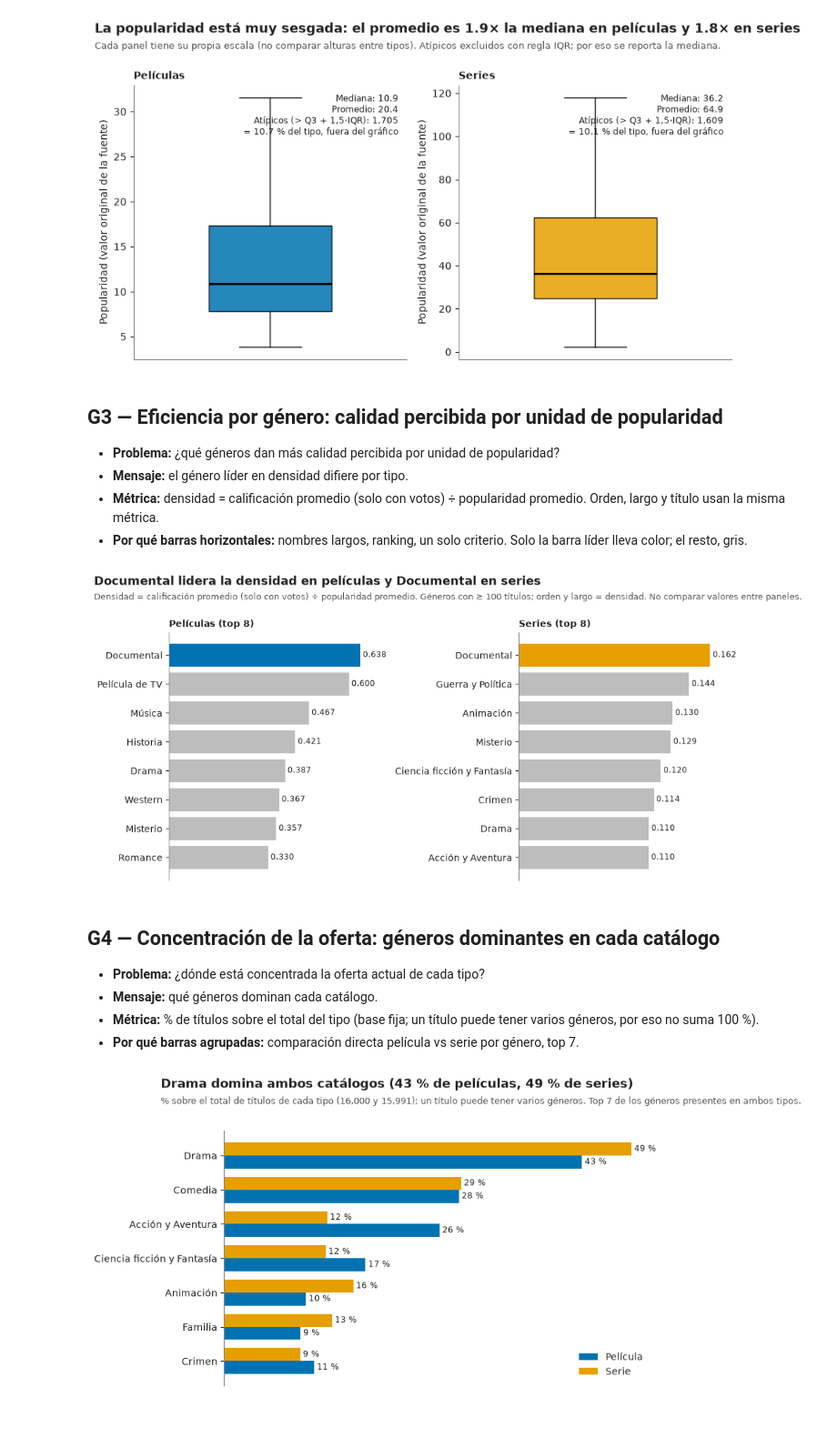
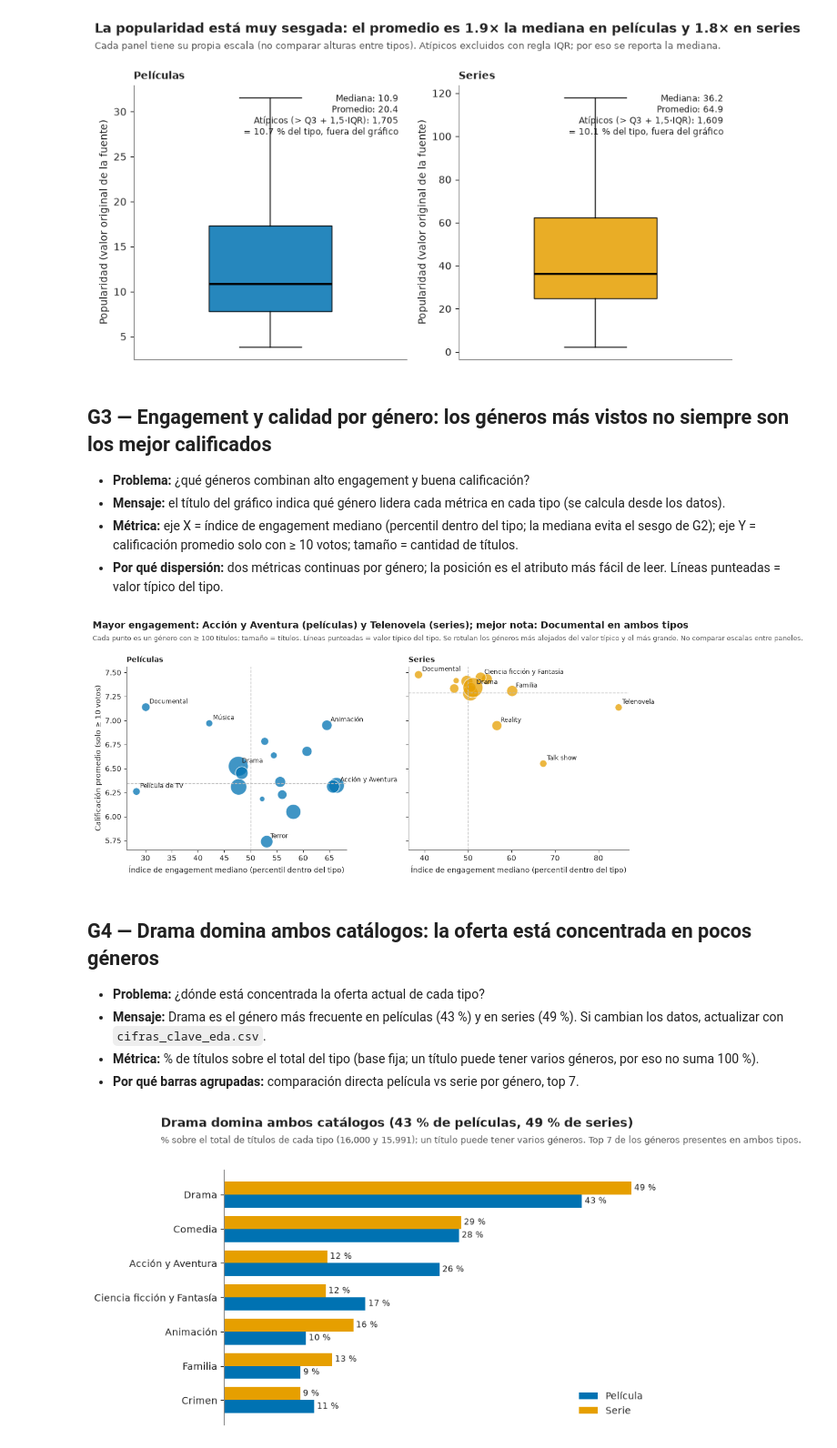
Before and after one commit to carlos31255/EV2_Visualizacion_Datos, a Jupyter notebook: notebooks/02_eda_visualizaciones.ipynb, the cells around one changed output. Shown at 91% size. Drawn from its saved outputs; the diff is of its cells as text; code cells hidden in the pictures; blank space fills up the shorter version.

```diff
--- a/notebooks/02_eda_visualizaciones.ipynb
+++ b/notebooks/02_eda_visualizaciones.ipynb
@@ -101,41 +101,50 @@ fig.tight_layout(); guardar(fig, "g2_popularidad_boxplot_iqr.png")
 # %% [output]
 [figure]
 # %% [markdown]
-## G3 — Eficiencia por género: calidad percibida por unidad de popularidad
-- **Problema:** ¿qué géneros dan más calidad percibida por unidad de popularidad?
-- **Mensaje:** el género líder en densidad difiere por tipo.
-- **Métrica:** densidad = calificación promedio (solo con votos) ÷ popularidad promedio. Orden, largo y título usan la misma métrica.
-- **Por qué barras horizontales:** nombres largos, ranking, un solo criterio. Solo la barra líder lleva color; el resto, gris.
+## G3 — Engagement y calidad por género: los géneros más vistos no siempre son los mejor calificados
+- **Problema:** ¿qué géneros combinan alto engagement y buena calificación?
+- **Mensaje:** el título del gráfico indica qué género lidera cada métrica en cada tipo (se calcula desde los datos).
+- **Métrica:** eje X = índice de engagement mediano (percentil dentro del tipo; la mediana evita el sesgo de G2); eje Y = calificación promedio solo con ≥ 10 votos; tamaño = cantidad de títulos.
+- **Por qué dispersión:** dos métricas continuas por género; la posición es el atributo más fácil de leer. Líneas punteadas = valor típico del tipo.
 # %%
-g = gen[gen.genero_unificado != NO_ESP]
-d = (g.groupby(["tipo_contenido", "genero_unificado"])
-       .agg(n=("content_id", "size"), calif=("vote_average_clean", "mean"), pop=("popularity", "mean"))
-       .reset_index())
-d["densidad"] = d.calif / d["pop"]
-d = d[d.n >= 100]
-fig, axes = plt.subplots(1, 2, figsize=(10, 4.6))
-tops = {}
+g = gen[gen.genero_unificado != NO_ESP]                       # también lo usa G4
+base = g.assign(nota=g.vote_average_clean.where(g.calificacion_confiable))   # solo notas con ≥ 10 votos
+d = (base.groupby(["tipo_contenido", "genero_unificado"])
+         .agg(n=("content_id", "size"), eng=("indice_engagement", "median"),
+              calif=("nota", "mean"), n_conf=("nota", "count"))
+         .reset_index())
+d = d[(d.n >= 100) & (d.n_conf >= 30)]
+
+fig, axes = plt.subplots(1, 2, figsize=(11, 4.8), sharey=True)
+lider = {}
 for ax_, t in zip(axes, TIPOS):
-    s = d[d.tipo_contenido == t].nlargest(8, "densidad").sort_values("densidad")
-    tops[t] = s.iloc[-1]
-    ax_.barh(s.genero_unificado, s.densidad,
-             color=[COLOR[t] if i == len(s) - 1 else GRIS for i in range(len(s))])
-    for y, v in enumerate(s.densidad):
-        ax_.text(v, y, f" {v:.3f}", va="center", fontsize=8.5)
-    ax_.set_xticks([]); ax_.spines["bottom"].set_visible(False)
-    ax_.set_title(t + "s (top 8)", loc="left", fontsize=10, fontweight="bold")
-    cifra("G3", f"densidad_top1_{t}", s.densidad.iloc[-1])
-encabezado(fig, f"{tops['Película'].genero_unificado} lidera la densidad en películas y "
-                f"{tops['Serie'].genero_unificado} en series",
-           "Densidad = calificación promedio (solo con votos) ÷ popularidad promedio. Géneros con ≥ 100 títulos; "
-           "orden y largo = densidad. No comparar valores entre paneles.")
+    s = d[d.tipo_contenido == t]
+    lider[t] = (s.loc[s.eng.idxmax(), "genero_unificado"], s.loc[s.calif.idxmax(), "genero_unificado"])
+    ax_.scatter(s.eng, s.calif, s=s.n / s.n.max() * 700 + 40, color=COLOR[t], alpha=0.75, edgecolor="white")
+    # rotular solo los 6 géneros más alejados del valor típico y el más grande (evita que se pisen las etiquetas)
+    dist = ((s.eng - 50) / s.eng.std()) ** 2 + ((s.calif - s.calif.mean()) / s.calif.std()) ** 2
+    rotular = set(s.loc[dist.nlargest(6).index, "genero_unificado"]) | set(s.loc[s.n.idxmax():s.n.idxmax(), "genero_unificado"])
+    for _, r_ in s[s.genero_unificado.isin(rotular)].iterrows():
+        ax_.annotate(r_.genero_unificado, (r_.eng, r_.calif), xytext=(5, 5), textcoords="offset points", fontsize=8.5)
+    ax_.axvline(50, color=GRIS, linewidth=1, linestyle="--")      # la mediana de un percentil es 50
+    ax_.axhline(df.loc[(df.tipo_contenido == t) & df.calificacion_confiable, "vote_average_clean"].mean(),
+                color=GRIS, linewidth=1, linestyle="--")
+    ax_.set_title(f"{t}s", loc="left", fontsize=10, fontweight="bold")
+    ax_.set_xlabel("Índice de engagement mediano (percentil dentro del tipo)")
+    cifra("G3", f"eng_max_{t}", s.eng.max()); cifra("G3", f"calif_max_{t}", s.calif.max())
+axes[0].set_ylabel("Calificación promedio (solo ≥ 10 votos)")
+mejor = (f"{lider['Película'][1]} en ambos tipos" if lider['Película'][1] == lider['Serie'][1]
+         else f"{lider['Película'][1]} (películas) y {lider['Serie'][1]} (series)")
+encabezado(fig, f"Mayor engagement: {lider['Película'][0]} (películas) y {lider['Serie'][0]} (series); mejor nota: {mejor}",
+           "Cada punto es un género con ≥ 100 títulos; tamaño = títulos. Líneas punteadas = valor típico del tipo. "
+           "Se rotulan los géneros más alejados del valor típico y el más grande. No comparar escalas entre paneles.")
 fig.tight_layout(); guardar(fig, "g3_densidad_por_genero.png")
 # %% [output]
-[figure, old version]
+[figure, new version]
 # %% [markdown]
-## G4 — Concentración de la oferta: géneros dominantes en cada catálogo
+## G4 — Drama domina ambos catálogos: la oferta está concentrada en pocos géneros
 - **Problema:** ¿dónde está concentrada la oferta actual de cada tipo?
-- **Mensaje:** qué géneros dominan cada catálogo.
+- **Mensaje:** Drama es el género más frecuente en películas (43 %) y en series (49 %). Si cambian los datos, actualizar con `cifras_clave_eda.csv`.
 - **Métrica:** % de títulos sobre el total del tipo (base fija; un título puede tener varios géneros, por eso no suma 100 %).
 - **Por qué barras agrupadas:** comparación directa película vs serie por género, top 7.
 # %%
```
Also changed, not shown: parts of 6 cells of this notebook, 12 other files.
